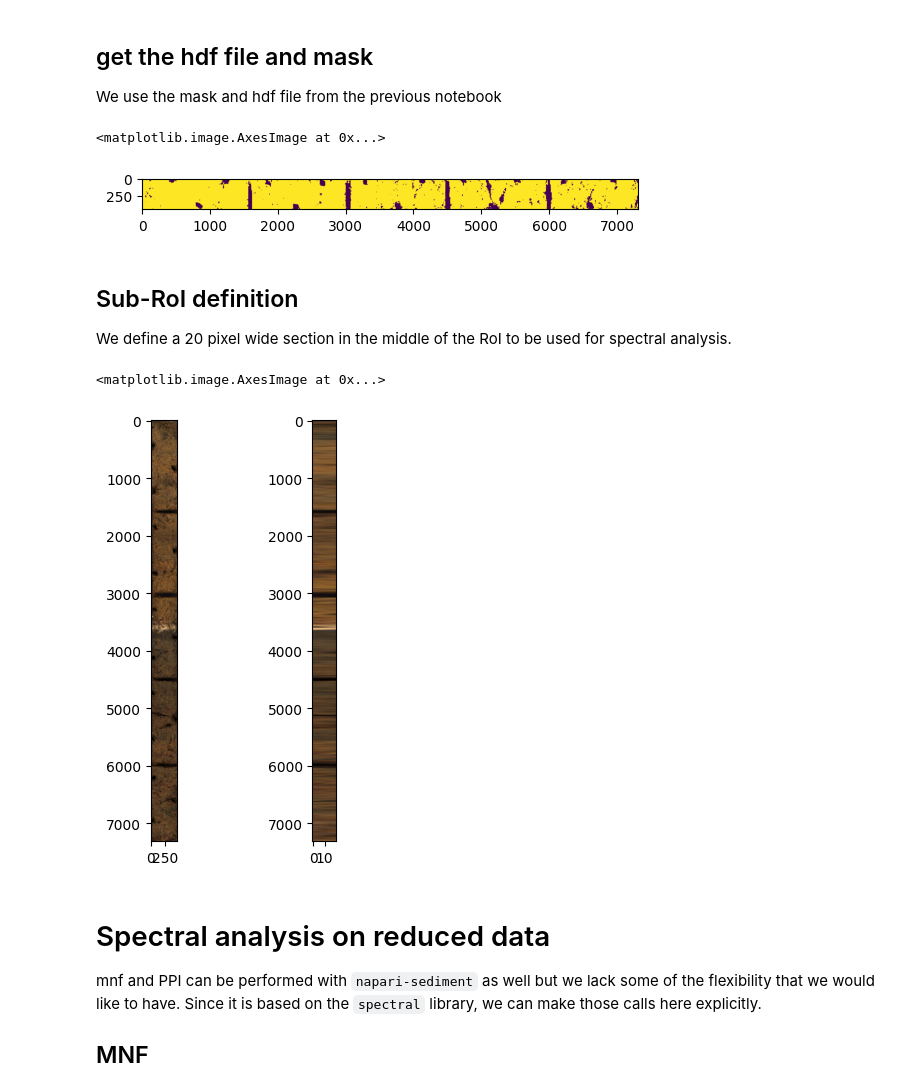
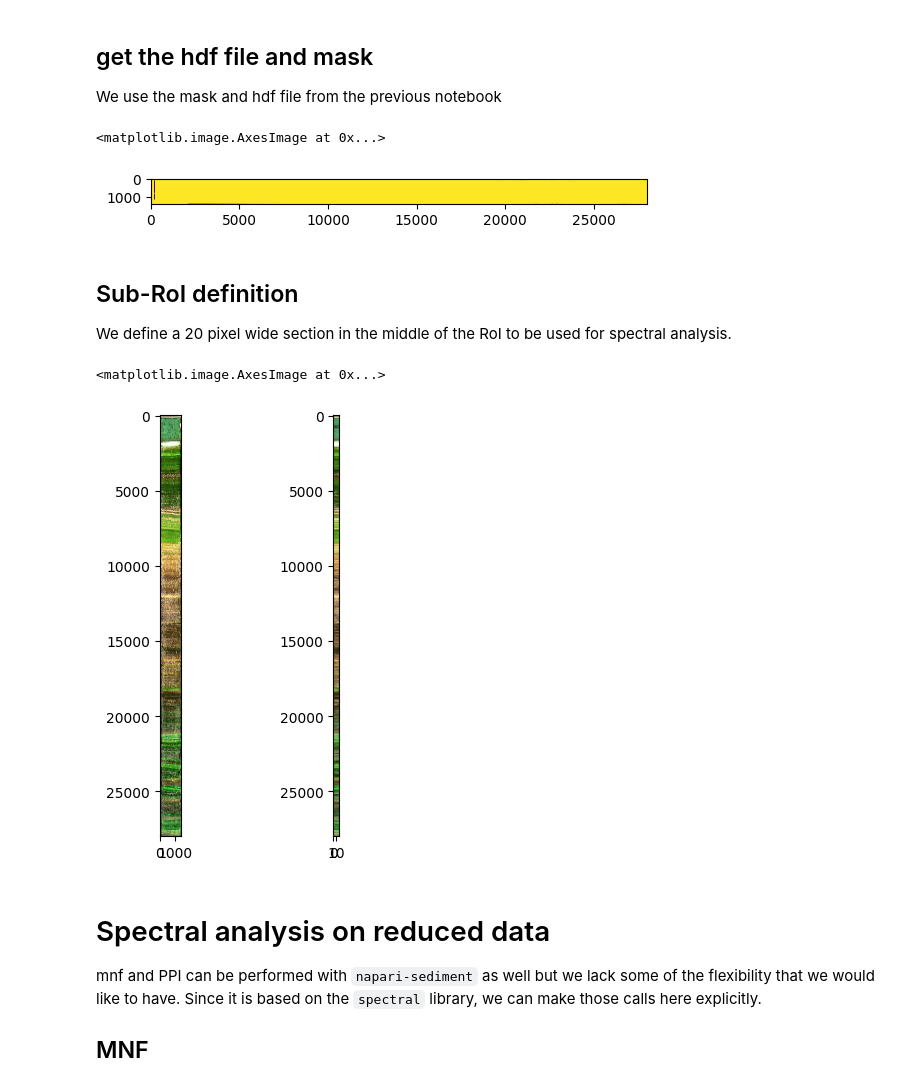
Before and after one commit to yaza11/hyperspec, a Jupyter notebook: notebooks/spectral_grouping.ipynb, the cells around one changed output. Drawn from its saved outputs; the diff is of its cells as text; code cells hidden in the pictures.

```diff
--- a/notebooks/spectral_grouping.ipynb
+++ b/notebooks/spectral_grouping.ipynb
@@ -17,22 +17,26 @@ from hyperspec.util import scale_image
 ## get the hdf file and mask
 We use the mask and hdf file from the previous notebook
 # %%
-try:
-    from _local import path_file_hdf5_iceland, path_file_mask_foreground_iceland, path_folder_iceland
-    path_file_hdf5 = path_file_hdf5_iceland
-    path_mask = path_file_mask_foreground_iceland
-    path_folder_capture = path_folder_iceland
-except:  # specify your files here
-    path_file_hdf5 = ...
-    path_mask = ...
-    path_folder_capture = ...
+# try:
+#     from _local import path_file_hdf5_iceland, path_file_mask_foreground_iceland, path_folder_iceland
+#     path_file_hdf5 = path_file_hdf5_iceland
+#     path_mask = path_file_mask_foreground_iceland
+#     path_folder_capture = path_folder_iceland
+# except:  # specify your files here
+#     path_file_hdf5 = ...
+#     path_mask = ...
+#     path_folder_capture = ...
+
+path_folder_capture = r"C:\Users\Yannick Zander\Downloads\WBA_23_WBA_23_2-A_2024-06-04_15-53-39\WBA_23_WBA_23_2-A_2024-06-04_15-53-39\capture"
+path_file_hdf5 = r'C:\Users\Yannick Zander\Downloads\WBA_23_WBA_23_2-A_2024-06-04_15-53-39\WBA_23_WBA_23_2-A_2024-06-04_15-53-39\file.hdf5'
+path_mask = r'C:\Users\Yannick Zander\Downloads\WBA_23_WBA_23_2-A_2024-06-04_15-53-39\WBA_23_WBA_23_2-A_2024-06-04_15-53-39\mask_foreground.npy'
 
 mask_valid = np.load(path_mask)
 
 plt.imshow(mask_valid.T)
 # %% [output]
 <matplotlib.image.AxesImage at 0x...>
-[figure, old version]
+[figure, new version]
 # %%
 ff = FileFinder(path_folder_capture)
 bil_reader  = BilReader(
@@ -67,7 +71,7 @@ axs[0].imshow(scale_image(rgb_img).astype(float))
 axs[1].imshow(scale_image(rgb_roi).astype(float), aspect=1 / 20)
 # %% [output]
 <matplotlib.image.AxesImage at 0x...>
-[figure, old version]
+[figure, new version]
 # %%
 bands = bil_reader.wavelengths_nm
 # %% [markdown]
```
Also changed, not shown: parts of 28 cells of this notebook, 1 other file.
